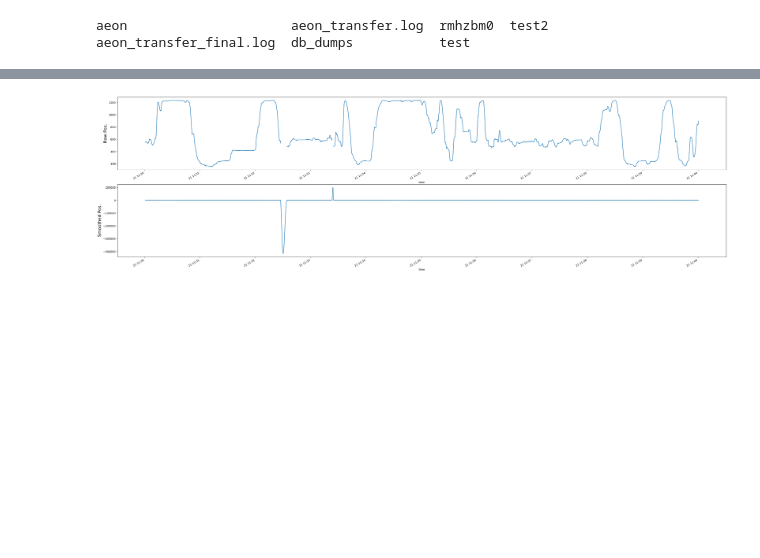
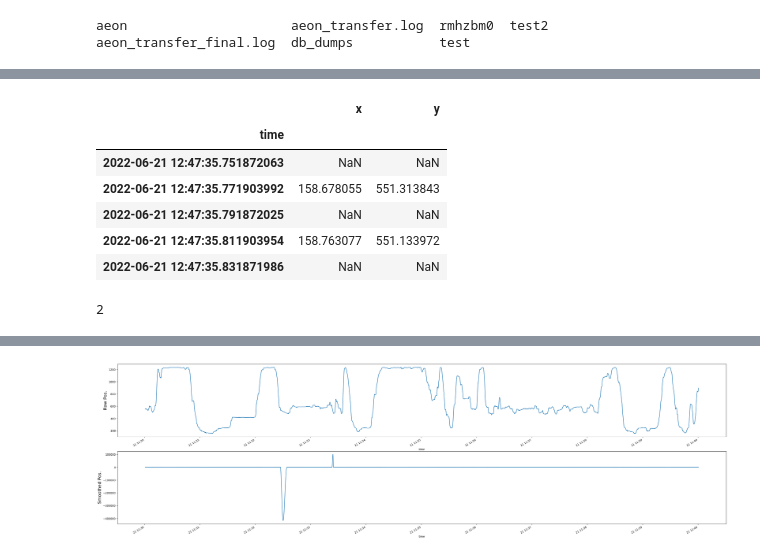
Before and after one commit to zimoli02/2023-2024-SURFiN-Foraging-Project, a Jupyter notebook: Scripts/Test.ipynb, the cells around one changed output, grey strips where cells are left out. Drawn from its saved outputs; the diff is of its cells as text; code cells hidden in the pictures; blank space fills up the shorter version.

```diff
--- a/Scripts/Test.ipynb
+++ b/Scripts/Test.ipynb
@@ -93,0 +125,14 @@ obs = np.transpose(mouse_pos[["x", "y"]].to_numpy())
+# %%
+mouse_pos.loc[pd.Timestamp('2022-06-21 12:47:35.751872063'):pd.Timestamp('2022-06-21 12:47:35.751872063')+pd.Timedelta('0.1S'), ['x', 'y']]
+# %% [output]
+|  | x | y |
+| time |  |  |
+| 2022-06-21 12:47:35.751872063 | NaN | NaN |
+| 2022-06-21 12:47:35.771903992 | 158.678055 | 551.313843 |
+| 2022-06-21 12:47:35.791872025 | NaN | NaN |
+| 2022-06-21 12:47:35.811903954 | 158.763077 | 551.133972 |
+| 2022-06-21 12:47:35.831871986 | NaN | NaN |
+# %%
+len(data)
+# %% [output]
+2
```
Also changed, not shown: parts of 14 cells of this notebook, 1 other file.
